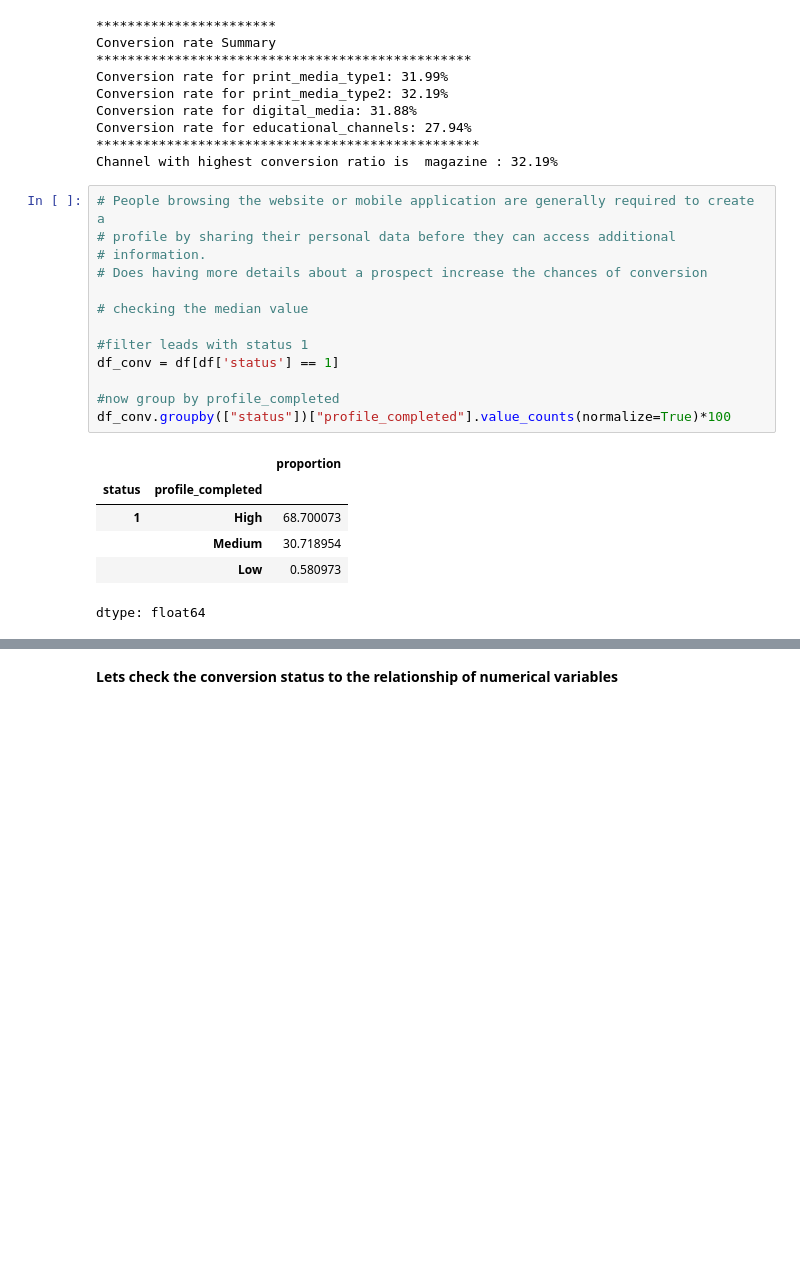
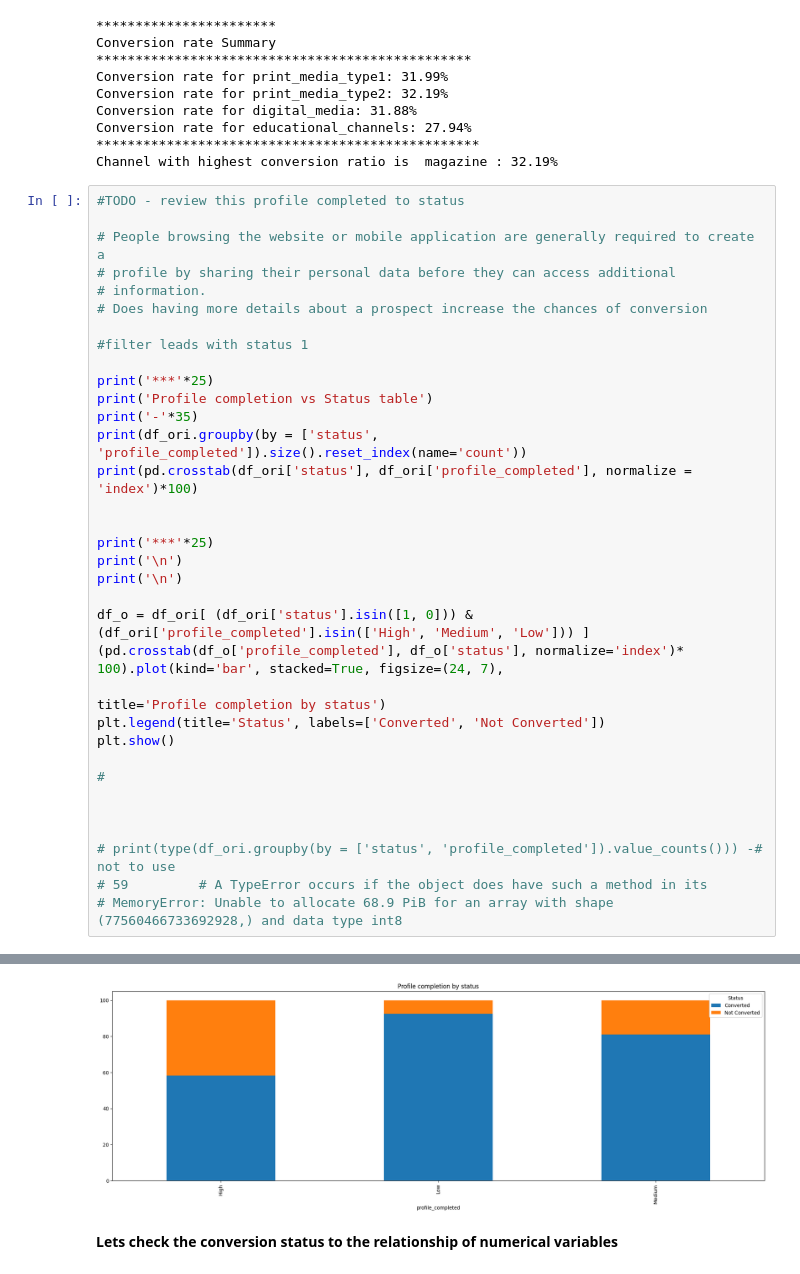
Before and after one commit to emailtosanj/ADSP_LAIEDM, a Jupyter notebook: adsp_laiedm/elective_projects/potential_customers_prediction/Learner_Notebook_Full_Code_Version_Potential_Customers_Prediction_v3.ipynb, the cells around one changed output, grey strips where cells are left out. Saved outputs shown, nothing was run; the diff lists cells and outputs as text; blank space fills up the shorter version.

```diff
--- a/adsp_laiedm/elective_projects/potential_customers_prediction/Learner_Notebook_Full_Code_Version_Potential_Customers_Prediction_v3.ipynb
+++ b/adsp_laiedm/elective_projects/potential_customers_prediction/Learner_Notebook_Full_Code_Version_Potential_Customers_Prediction_v3.ipynb
@@ -745,23 +702,38 @@ Conversion rate for digital_media: 31.88%
 Conversion rate for educational_channels: 27.94%
 *************************************************
 Channel with highest conversion ratio is  magazine : 32.19%
-# %%
-# People browsing the website or mobile application are generally required to create a
-# profile by sharing their personal data before they can access additional
-# information.
-# Does having more details about a prospect increase the chances of conversion
-
-# checking the median value
-
-#filter leads with status 1
-df_conv = df[df['status'] == 1]
-
-#now group by profile_completed
-df_conv.groupby(["status"])["profile_completed"].value_counts(normalize=True)*100
-# %% [output]
-|  |  | proportion |
-| status | profile_completed |  |
-| 1 | High | 68.700073 |
-|  | Medium | 30.718954 |
-|  | Low | 0.580973 |
-dtype: float64
+# %%
+#TODO - review this profile completed to status
+
+# People browsing the website or mobile application are generally required to create a
+# profile by sharing their personal data before they can access additional
+# information.
+# Does having more details about a prospect increase the chances of conversion
+
+#filter leads with status 1
+
+print('***'*25)
+print('Profile completion vs Status table')
+print('-'*35)
+print(df_ori.groupby(by = ['status', 'profile_completed']).size().reset_index(name='count'))
+print(pd.crosstab(df_ori['status'], df_ori['profile_completed'], normalize = 'index')*100)
+
+
+print('***'*25)
+print('\n')
+print('\n')
+
+df_o = df_ori[ (df_ori['status'].isin([1, 0])) & (df_ori['profile_completed'].isin(['High', 'Medium', 'Low'])) ]
+(pd.crosstab(df_o['profile_completed'], df_o['status'], normalize='index')* 100).plot(kind='bar', stacked=True, figsize=(24, 7),
+                                                                                      title='Profile completion by status')
+plt.legend(title='Status', labels=['Converted', 'Not Converted'])
+plt.show()
+
+#
+
+
+
+# print(type(df_ori.groupby(by = ['status', 'profile_completed']).value_counts())) -# not to use
+# 59         # A TypeError occurs if the object does have such a method in its
+# MemoryError: Unable to allocate 68.9 PiB for an array with shape (77560466733692928,) and data type int8
+# %% [output]
@@ -768,3 +755,4 @@ dtype: float64
+[figure, added]
 # %% [markdown]
 **Lets check the conversion status to the relationship of numerical variables**
 # %%
```
Also changed, not shown: parts of 11 cells of this notebook.
